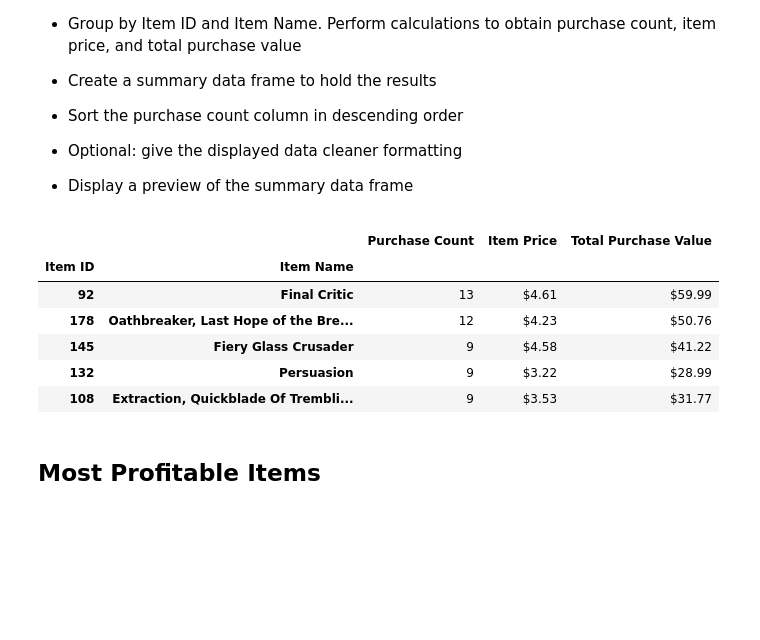
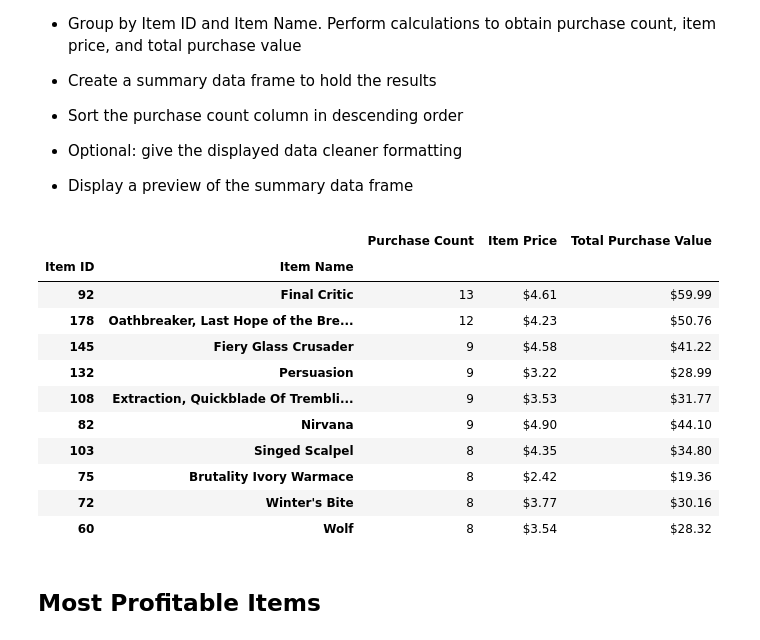
Before and after one commit to lewi0622/pandas-challenge, a Jupyter notebook: HeroesOfPymoli/HeroesOfPymoli_starter.ipynb, the cells around one changed output. Drawn from its saved outputs; the diff is of its cells as text; code cells hidden in the pictures; blank space fills up the shorter version.

```diff
--- a/HeroesOfPymoli/HeroesOfPymoli_starter.ipynb
+++ b/HeroesOfPymoli/HeroesOfPymoli_starter.ipynb
@@ -254,24 +254,29 @@ top_spenders.sort_values(by=['Total Purchase Value'], ascending=False).head()
 # %%
 # Declare df
 popular_items = pd.DataFrame()
 
 # Group data by SN
 item_id_name_groups = purchase_data.groupby(['Item ID', 'Item Name'])
 
 popular_items['Purchase Count'] = item_id_name_groups['Purchase ID'].count()
 popular_items['Total Purchase Value'] = item_id_name_groups['Price'].sum()
 popular_items.insert(1, 'Item Price', popular_items['Total Purchase Value'] / popular_items['Purchase Count'])
 
 # Display head sorted by Purchase Count, sub-sorted by Index
-popular_items.sort_values(by=['Purchase Count', 'Item ID'], ascending=False).head()
+popular_items.sort_values(by=['Purchase Count', 'Item ID'], ascending=False).head(10)
 # %% [output]
 |  |  | Purchase Count | Item Price | Total Purchase Value |
 | Item ID | Item Name |  |  |  |
 | 92 | Final Critic | 13 | $4.61 | $59.99 |
 | 178 | Oathbreaker, Last Hope of the Bre... | 12 | $4.23 | $50.76 |
 | 145 | Fiery Glass Crusader | 9 | $4.58 | $41.22 |
 | 132 | Persuasion | 9 | $3.22 | $28.99 |
 | 108 | Extraction, Quickblade Of Trembli... | 9 | $3.53 | $31.77 |
+| 82 | Nirvana | 9 | $4.90 | $44.10 |
+| 103 | Singed Scalpel | 8 | $4.35 | $34.80 |
+| 75 | Brutality Ivory Warmace | 8 | $2.42 | $19.36 |
+| 72 | Winter's Bite | 8 | $3.77 | $30.16 |
+| 60 | Wolf | 8 | $3.54 | $28.32 |
 # %% [markdown]
 ## Most Profitable Items
 # %% [markdown]
```
Also changed, not shown: parts of 2 cells of this notebook.
